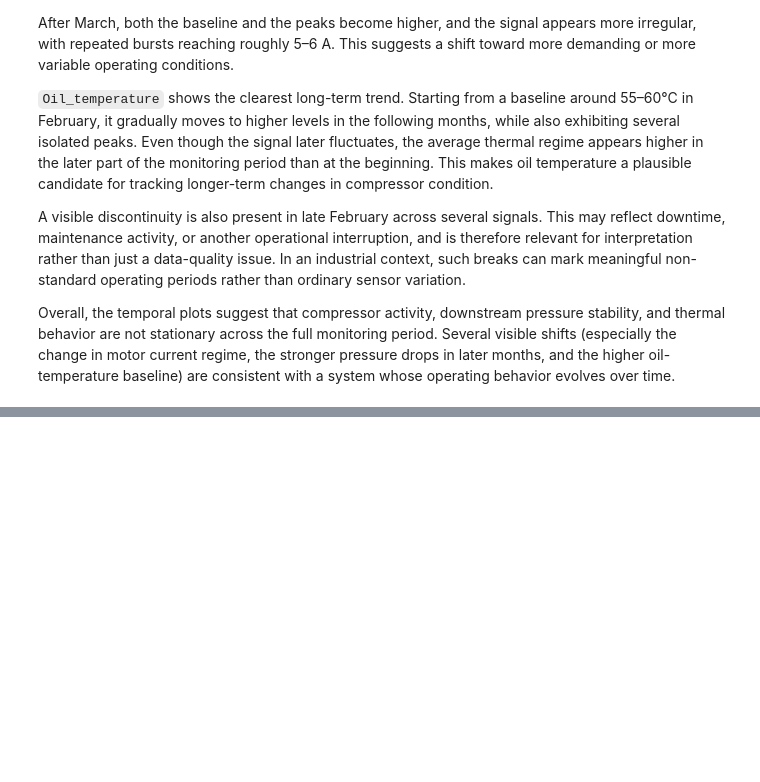
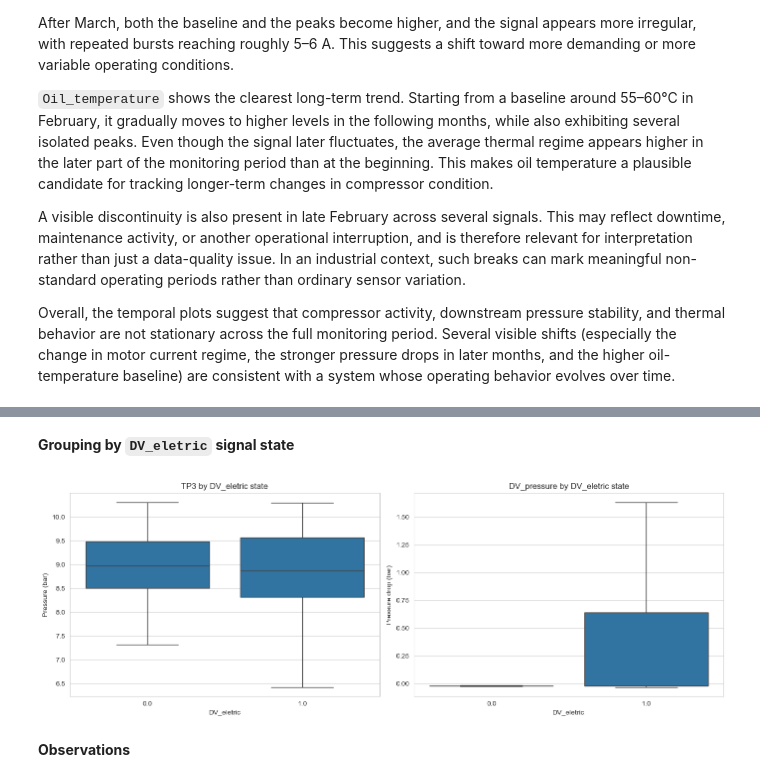
Before and after one commit to Vanya2307/Predictive-Maintenance-Fluid-Systems, a Jupyter notebook: notebooks/02_exploratory_data_analysis.ipynb, the cells around one changed output, grey strips where cells are left out. Cells and saved outputs as stored; diff of their text form; code cells hidden in the pictures; blank space fills up the shorter version.

```diff
--- a/notebooks/02_exploratory_data_analysis.ipynb
+++ b/notebooks/02_exploratory_data_analysis.ipynb
@@ -257,0 +368,27 @@ Overall, the temporal plots suggest that compressor activity, downstream pressur
+# %% [markdown]
+**Grouping by `DV_eletric` signal state**
+# %%
+fig, axes = plt.subplots(1, 2, figsize=(14, 5))
+
+sns.boxplot(
+    data=metro, x='DV_eletric', y='TP3', ax=axes[0],
+    showfliers=False
+)
+axes[0].set_title('TP3 by DV_eletric state')
+axes[0].set_xlabel('DV_eletric')
+axes[0].set_ylabel('Pressure (bar)')
+
+sns.boxplot(
+    data=metro, x='DV_eletric', y='DV_pressure', ax=axes[1],
+    showfliers=False
+)
+axes[1].set_title('DV_pressure by DV_eletric state')
+axes[1].set_xlabel('DV_eletric')
+axes[1].set_ylabel('Pressure drop (bar)')
+
+plt.tight_layout()
+plt.show()
+# %% [output]
+[figure, added]
+# %% [markdown]
+**Observations**
```
Also changed, not shown: parts of 15 cells of this notebook, 1 other file.
